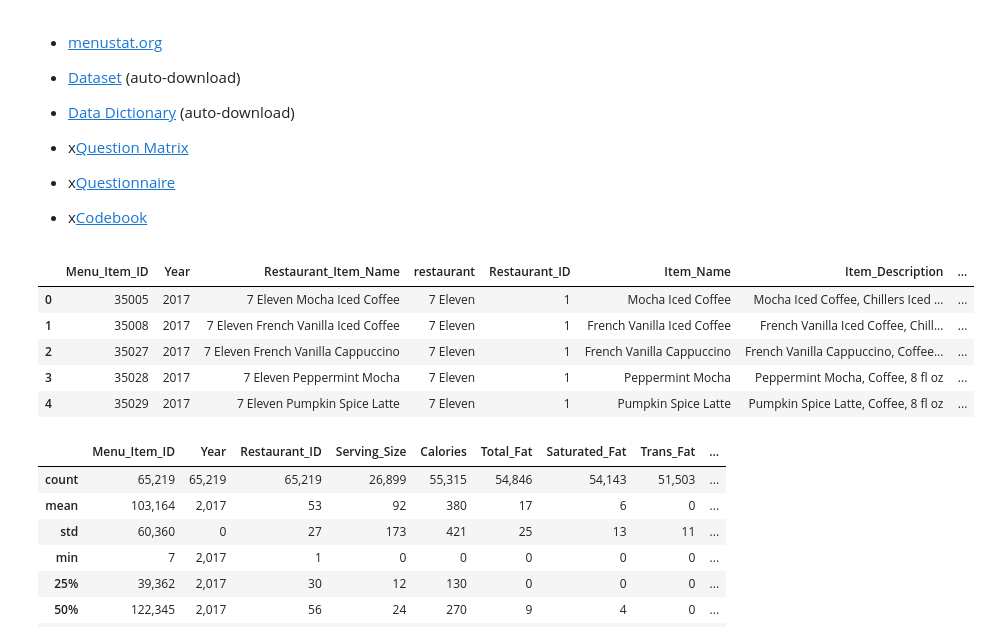
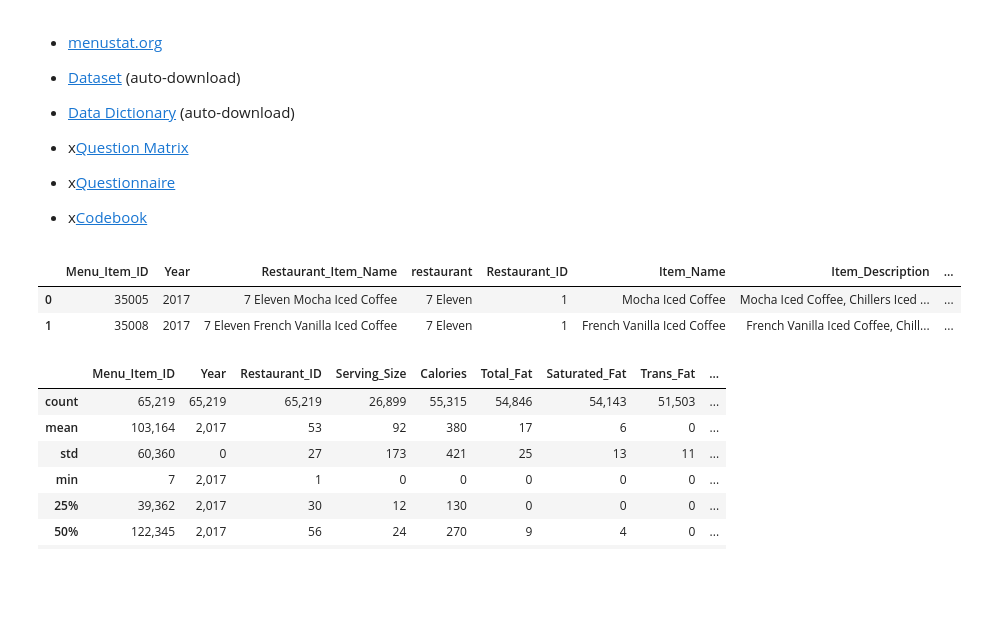
Before and after one commit to slp22/ds-ml-bootcamp, a Jupyter notebook: DOHMH_MenuStat_Historical.ipynb, the cells around one changed output. Saved outputs shown, nothing was run; the diff lists cells and outputs as text; code cells hidden in the pictures; blank space fills up the shorter version.

```diff
--- a/DOHMH_MenuStat_Historical.ipynb
+++ b/DOHMH_MenuStat_Historical.ipynb
@@ -22,14 +22,11 @@ import seaborn as sns
 # %%
 df = pd.read_csv("DOHMH_MenuStat__Historical__20231011.csv", low_memory=False)
 # %%
-df.iloc[:5,:20]
+df.iloc[:5,:20][:2]
 # %% [output]
 |  | Menu_Item_ID | Year | Restaurant_Item_Name | restaurant | Restaurant_ID | Item_Name | Item_Description | ... |
 | 0 | 35005 | 2017 | 7 Eleven Mocha Iced Coffee | 7 Eleven | 1 | Mocha Iced Coffee | Mocha Iced Coffee, Chillers Iced ... | ... |
 | 1 | 35008 | 2017 | 7 Eleven French Vanilla Iced Coffee | 7 Eleven | 1 | French Vanilla Iced Coffee | French Vanilla Iced Coffee, Chill... | ... |
-| 2 | 35027 | 2017 | 7 Eleven French Vanilla Cappuccino | 7 Eleven | 1 | French Vanilla Cappuccino | French Vanilla Cappuccino, Coffee... | ... |
-| 3 | 35028 | 2017 | 7 Eleven Peppermint Mocha | 7 Eleven | 1 | Peppermint Mocha | Peppermint Mocha, Coffee, 8 fl oz | ... |
-| 4 | 35029 | 2017 | 7 Eleven Pumpkin Spice Latte | 7 Eleven | 1 | Pumpkin Spice Latte | Pumpkin Spice Latte, Coffee, 8 fl oz | ... |
 # %%
 # df.iloc[:5,20:40]
 # %%
```
Also changed, not shown: parts of 20 cells of this notebook.
